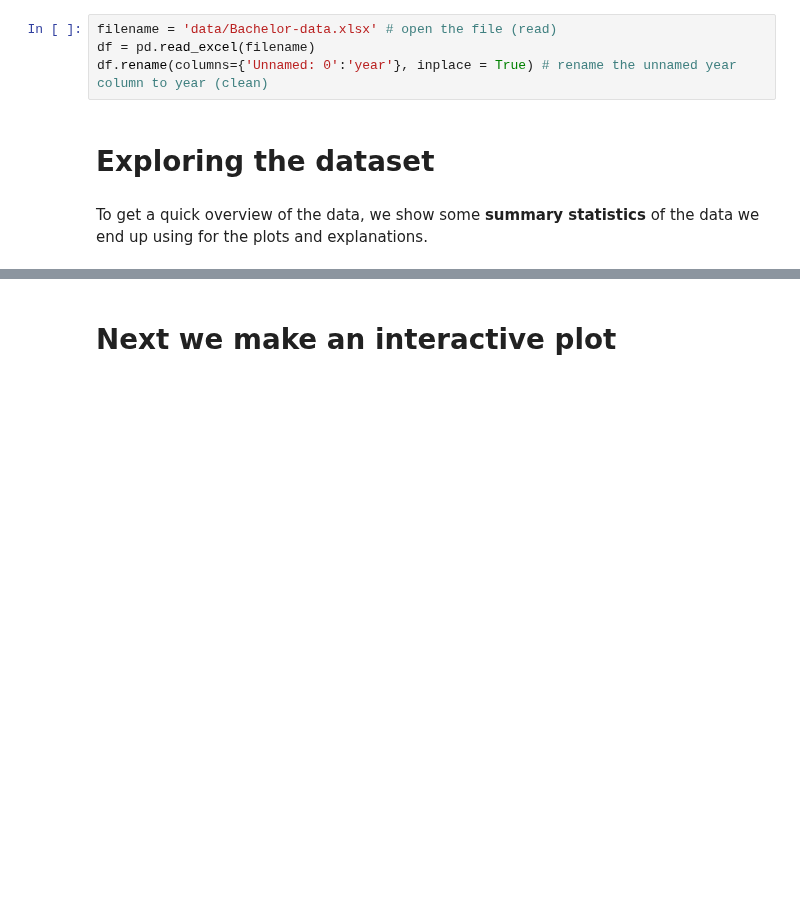
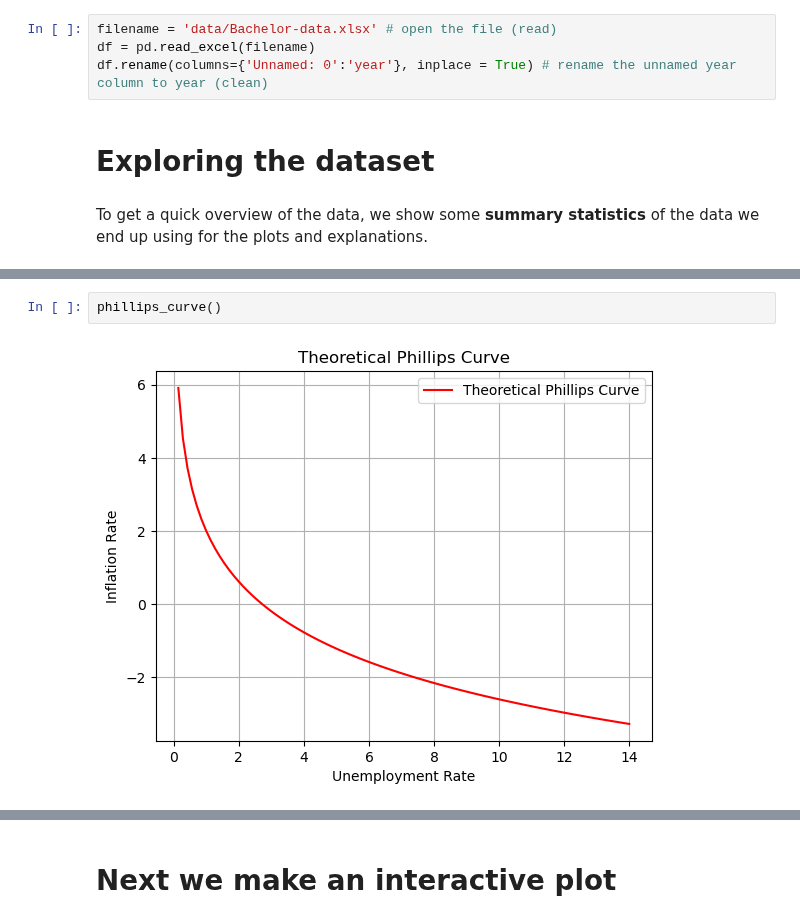
Before and after one commit to NumEconCopenhagen/projects-2023-hold-11, a Jupyter notebook: dataproject/dataproject.ipynb, the cells around one changed output, grey strips where cells are left out. Saved outputs shown, nothing was run; the diff lists cells and outputs as text; blank space fills up the shorter version.

```diff
--- a/dataproject/dataproject.ipynb
+++ b/dataproject/dataproject.ipynb
@@ -53 +60,5 @@ We start of by creating a Phillips curve for the Swedish economy. Below is the t
+# %%
+phillips_curve()
+# %% [output]
+[figure, added]
 # %%
```
Also changed, not shown: parts of 14 cells of this notebook, 1 other file.
